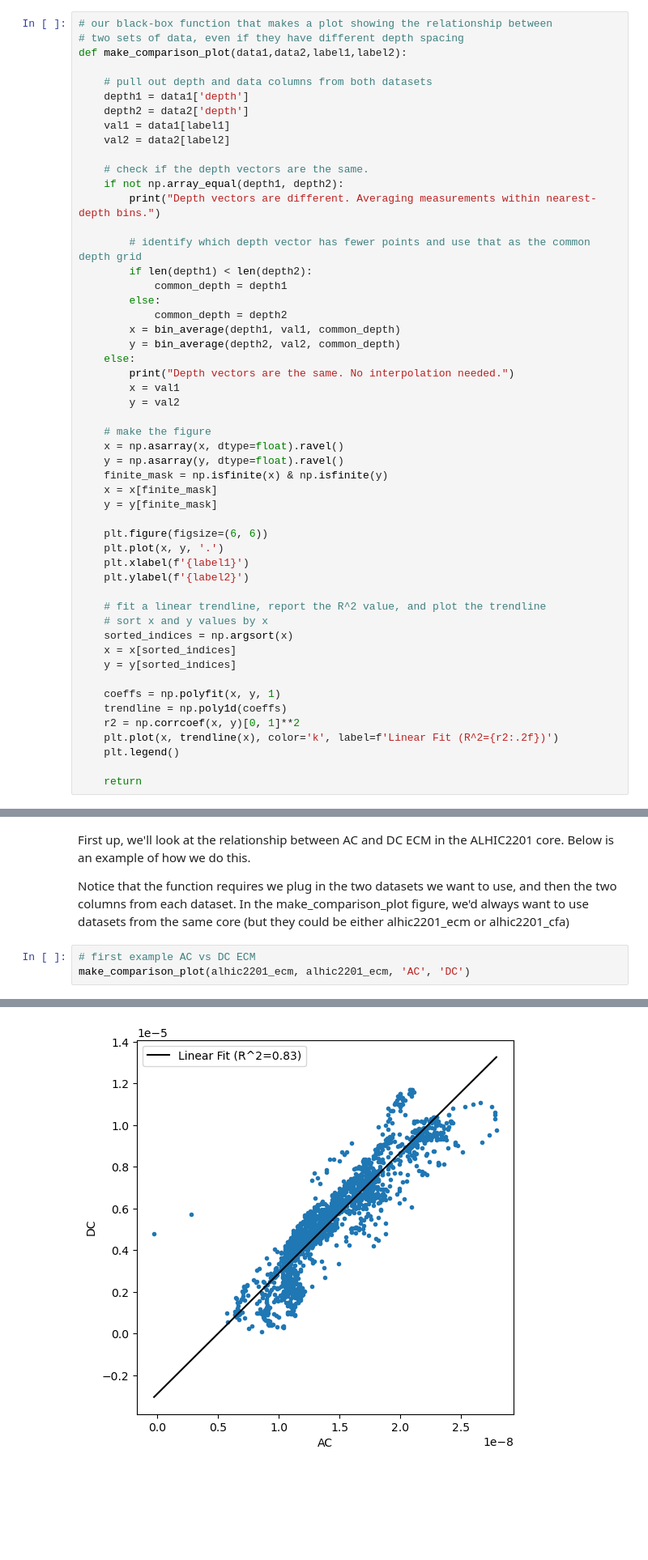
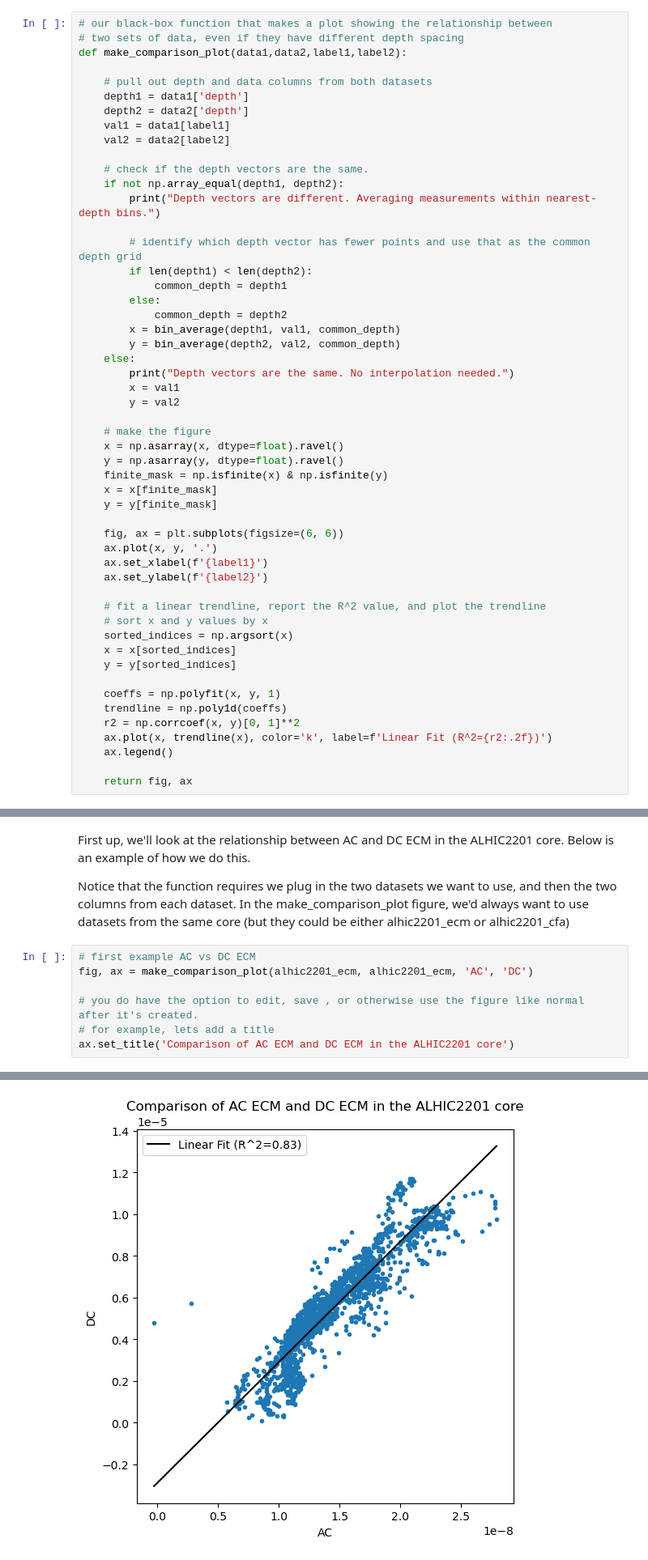
Before and after one commit to liamkirkpatrick/Allan_Hills-CFA_ECM, a Jupyter notebook: scripts/hailey_IBIS_ECM/combine_CFAandECM.ipynb, the cells around one changed output, grey strips where cells are left out. Shown at 81% size. Cells and saved outputs as stored; diff of their text form; blank space fills up the shorter version.

```diff
--- a/scripts/hailey_IBIS_ECM/combine_CFAandECM.ipynb
+++ b/scripts/hailey_IBIS_ECM/combine_CFAandECM.ipynb
@@ -196,10 +196,10 @@ def make_comparison_plot(data1,data2,label1,label2):
     x = x[finite_mask]
     y = y[finite_mask]
 
-    plt.figure(figsize=(6, 6))
-    plt.plot(x, y, '.')
-    plt.xlabel(f'{label1}')
-    plt.ylabel(f'{label2}')
+    fig, ax = plt.subplots(figsize=(6, 6))
+    ax.plot(x, y, '.')
+    ax.set_xlabel(f'{label1}')
+    ax.set_ylabel(f'{label2}')
 
     # fit a linear trendline, report the R^2 value, and plot the trendline
     # sort x and y values by x
@@ -210,7 +210,7 @@ def make_comparison_plot(data1,data2,label1,label2):
     coeffs = np.polyfit(x, y, 1)
     trendline = np.poly1d(coeffs)
     r2 = np.corrcoef(x, y)[0, 1]**2
-    plt.plot(x, trendline(x), color='k', label=f'Linear Fit (R^2={r2:.2f})')
-    plt.legend()
+    ax.plot(x, trendline(x), color='k', label=f'Linear Fit (R^2={r2:.2f})')
+    ax.legend()
 
-    return
+    return fig, ax
@@ -313,7 +311,11 @@ First up, we'll look at the relationship between AC and DC ECM in the ALHIC2201
 Notice that the function requires we plug in the two datasets we want to use, and then the two columns from each dataset. In the make_comparison_plot figure, we'd always want to use datasets from the same core (but they could be either alhic2201_ecm or alhic2201_cfa)
 # %%
 # first example AC vs DC ECM
-make_comparison_plot(alhic2201_ecm, alhic2201_ecm, 'AC', 'DC')
+fig, ax = make_comparison_plot(alhic2201_ecm, alhic2201_ecm, 'AC', 'DC')
+
+# you do have the option to edit, save , or otherwise use the figure like normal after it's created.
+# for example, lets add a title
+ax.set_title('Comparison of AC ECM and DC ECM in the ALHIC2201 core')
 # %% [output]
 Depth vectors are the same. No interpolation needed.
 Intel MKL WARNING: Support of Intel(R) Streaming SIMD Extensions 4.2 (Intel(R) SSE4.2) enabled only processors has been deprecated. Intel oneAPI Math Kernel Library 2025.0 will require Intel(R) Advanc ...
@@ -320,3 +323,3 @@ Intel MKL WARNING: Support of Intel(R) Streaming SIMD Extensions 4.2 (Intel(R) S
-[figure, old version]
+[figure, new version]
 # %%
 # next example AC ECM vs d18O
```
Also changed, not shown: parts of 8 cells of this notebook.
